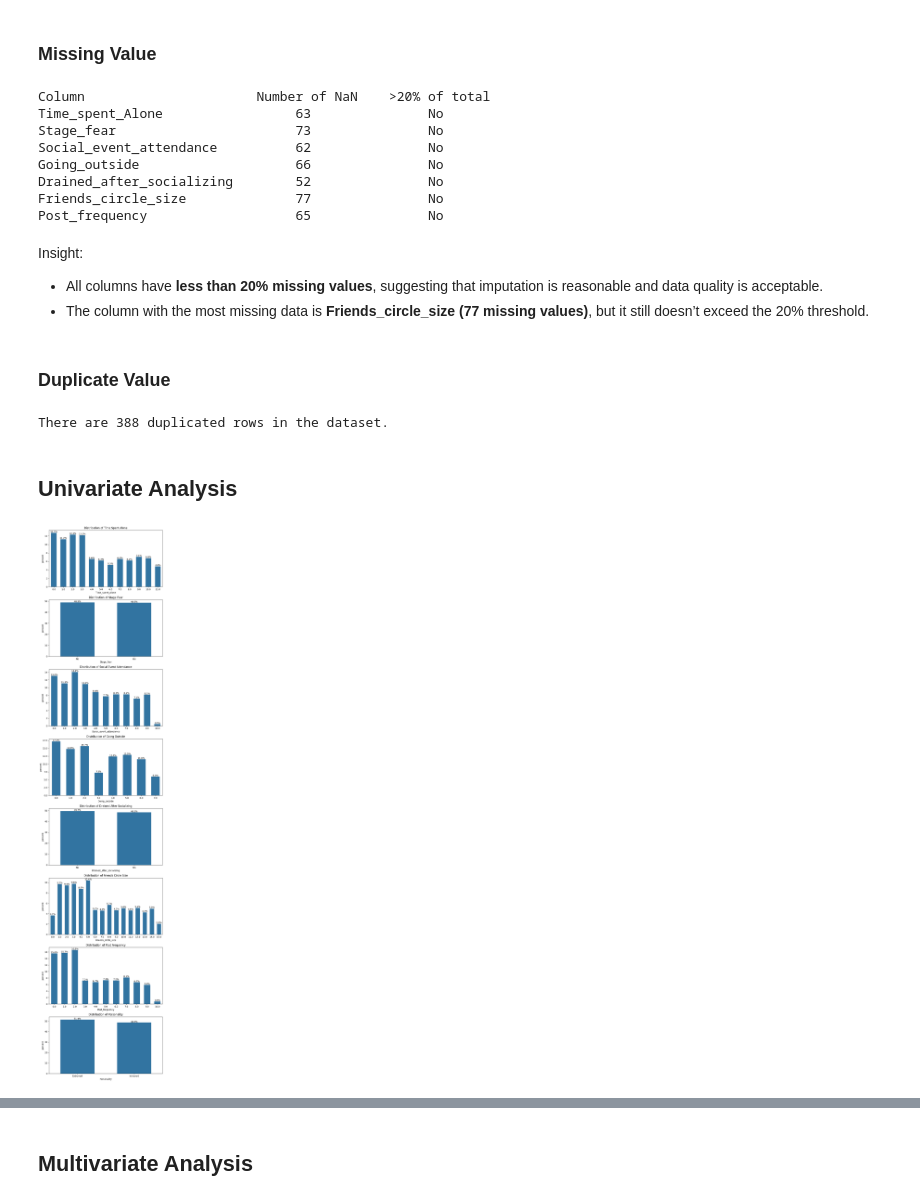
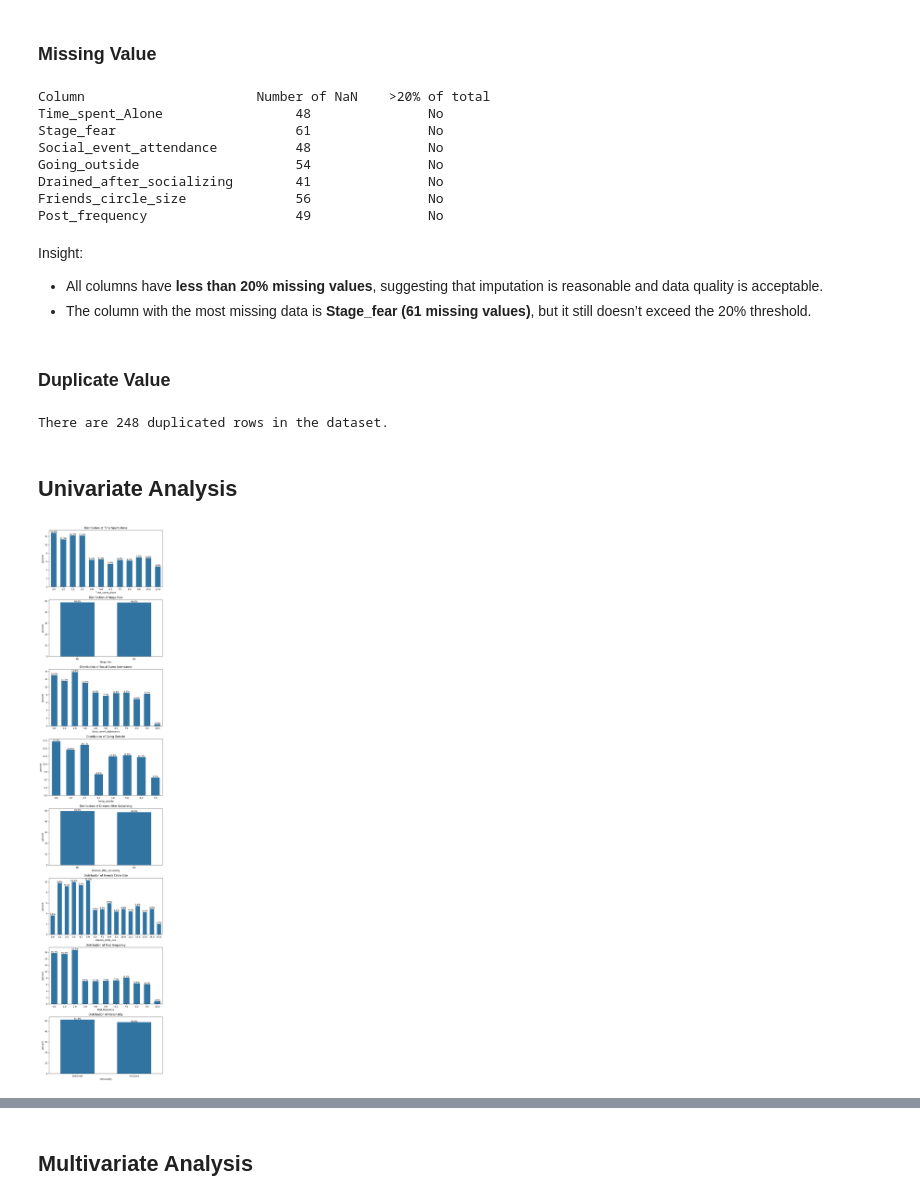
Before and after one commit to LightDani/Eksperimen_SML_Dwi-Cahya-Nur-Faizi, a Jupyter notebook: preprocessing/Eksperimen_Dwi-Cahya_Nur-Faizi.ipynb, the cells around one changed output, grey strips where cells are left out. Saved outputs shown, nothing was run; the diff lists cells and outputs as text; code cells hidden in the pictures.

```diff
--- a/preprocessing/Eksperimen_Dwi-Cahya_Nur-Faizi.ipynb
+++ b/preprocessing/Eksperimen_Dwi-Cahya_Nur-Faizi.ipynb
@@ -53,2 +42,15 @@ dataset.head(10)
 # %% [markdown]
 # **4. Exploratory Data Analysis (EDA)**
+# %%
+# SPLIT DATASET INTO TRAINING AND TESTING SETS TO AVOID DATA LEAKAGE
+
+X = dataset.iloc[:, :-1]
+y = dataset["Personality"]
+
+X_train, X_test, y_train, y_test = train_test_split(
+    X, y, test_size=0.2, random_state=42
+)
+
+train_dataset = pd.concat([X_train, y_train], axis=1).reset_index(drop=True)
+test_dataset = pd.concat([X_test, y_test], axis=1).reset_index(drop=True)
+train_dataset.head(10)
@@ -82,60 +96,60 @@ Insights:
 # %% [markdown]
 ### Missing Value
 # %%
-na_counts = dataset.isna().sum()
-na_ratios = na_counts / len(dataset) * 100
+na_counts = train_dataset.isna().sum()
+na_ratios = na_counts / len(train_dataset) * 100
 
 print(f"{'Column':<28}{'Number of NaN':<17}{'>20% of total'}")
 
-for col in dataset.columns:
+for col in train_dataset.columns:
     n_nan = na_counts[col]
     if n_nan > 0:
         print(f"{col:<33}{n_nan:<17}{'Yes' if na_ratios[col] > 20 else 'No'}")
 # %% [output]
 Column                      Number of NaN    >20% of total
-Time_spent_Alone                 63               No
-Stage_fear                       73               No
-Social_event_attendance          62               No
-Going_outside                    66               No
-Drained_after_socializing        52               No
-Friends_circle_size              77               No
-Post_frequency                   65               No
+Time_spent_Alone                 48               No
+Stage_fear                       61               No
+Social_event_attendance          48               No
+Going_outside                    54               No
+Drained_after_socializing        41               No
+Friends_circle_size              56               No
+Post_frequency                   49               No
 # %% [markdown]
 Insight:
 * All columns have **less than 20% missing values**, suggesting that imputation is reasonable and data quality is acceptable.
-* The column with the most missing data is **Friends_circle_size (77 missing values)**, but it still doesn’t exceed the 20% threshold.
+* The column with the most missing data is **Stage_fear (61 missing values)**, but it still doesn’t exceed the 20% threshold.
 # %% [markdown]
 ### Duplicate Value
 # %%
-print("There are", dataset.duplicated().sum(), "duplicated rows in the dataset.")
+print("There are", train_dataset.duplicated().sum(), "duplicated rows in the dataset.")
 # %% [output]
-There are 388 duplicated rows in the dataset.
+There are 248 duplicated rows in the dataset.
 # %% [markdown]
 ## Univariate Analysis
 # %%
 plt.figure(figsize=(8, 35))
 
-for i, name in enumerate(dataset.columns):
-    plt.subplot(len(dataset.columns), 1, i + 1)
+for i, name in enumerate(train_dataset.columns):
+    plt.subplot(len(train_dataset.columns), 1, i + 1)
     plt.title("Distribution of " + " ".join(name.split("_")).title())
-    ax = sns.countplot(data=dataset, x=name, stat="percent", width=0.6)
+    ax = sns.countplot(data=train_dataset, x=name, stat="percent", width=0.6)
 
     # Add percentage labels on bars
     for p in ax.patches:
         height = p.get_height()
         if height > 0:
             ax.text(
                 p.get_x() + p.get_width() / 2,
                 height + 0.1,
                 f"{height:.1f}%",
                 ha="center",
             )
 
 
 plt.tight_layout()
 plt.show()
 # %% [output]
-[figure, old version]
+[figure, new version]
 # %% [markdown]
 Insights:
 1. **Time Spent Alone**
```
Also changed, not shown: parts of 13 cells of this notebook, 2 other files.
